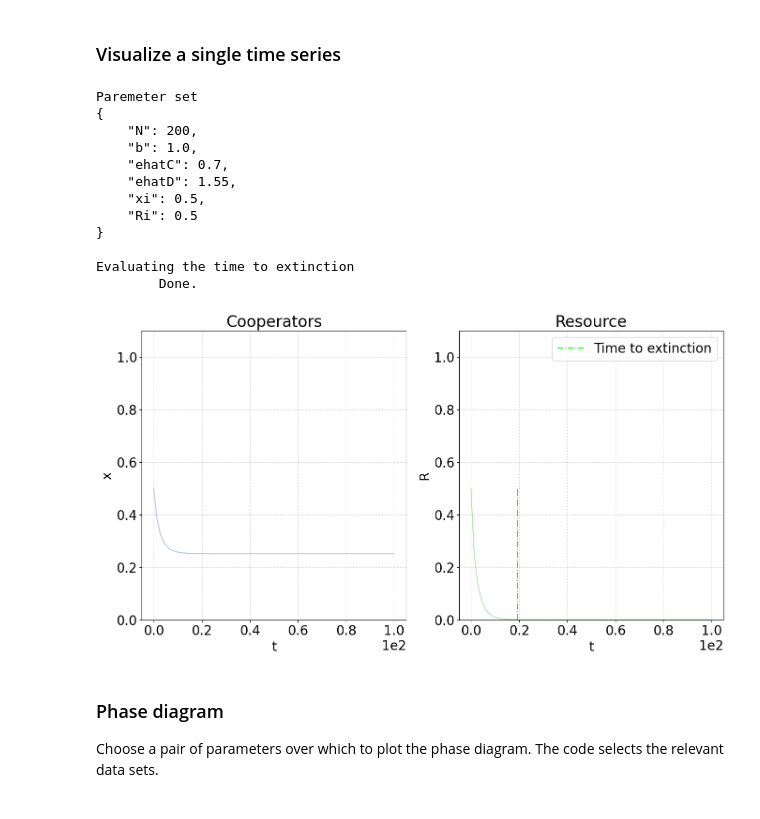
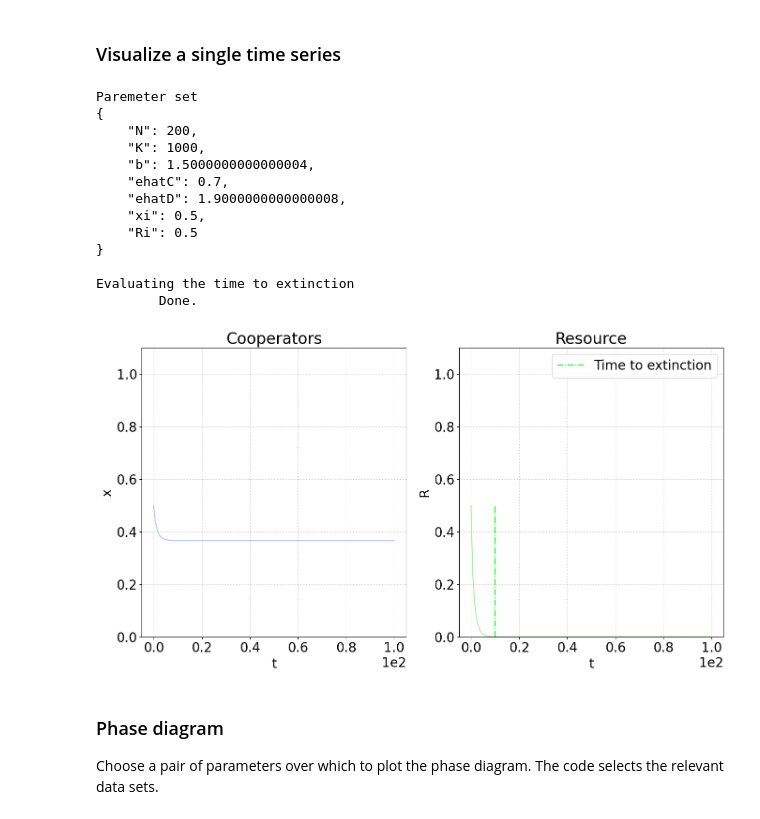
Before and after one commit to fabiomngzz/CPRSustainability, a Jupyter notebook: CPRSust_stochastic_dataAnalysis.ipynb, the cells around one changed output. Saved outputs shown, nothing was run; the diff lists cells and outputs as text; code cells hidden in the pictures.

```diff
--- a/CPRSust_stochastic_dataAnalysis.ipynb
+++ b/CPRSust_stochastic_dataAnalysis.ipynb
@@ -59,7 +74,7 @@ Done.
 ### Visualize a single time series
 # %%
 if runMF:
-    idxVis_MF = 0
+    idxVis_MF = 3
 
     paramsDictVis_MF =dataObj_MF[idxVis_MF][paramsLabel]
     print('Paremeter set')
@@ -95,36 +110,37 @@ if runMF:
             'ylabel' : 'R',
             'yLims' : [0,1.1]
         }
     ]
 
     fig_MF, ax_MF = plt.subplots(1,2,figsize=(16,8))
 
     for ax,plotObj in zip(ax_MF,plotsObj):
         ax.set_title(plotObj['name'])
         ax.plot(plotObj['x'],plotObj['y'],plotObj['color'], alpha=0.4)
         ax.ticklabel_format(style='sci', axis='x', scilimits=(0, 0))
         ax.set_xlabel(plotObj['xlabel'])
         ax.set_ylabel(plotObj['ylabel'])
         ax.set_ylim(plotObj['yLims'])
         ax.grid(which='both',linestyle=':',color='k',alpha=0.25)
     if tExt_MF:
         ax_MF[1].vlines(tExt_MF,0,paramsDictVis_MF['Ri'],colors='lime',linestyle='-.',label='Time to extinction')
         ax_MF[1].legend()
     plt.show()
 # %% [output]
 Paremeter set
 {
     "N": 200,
-    "b": 1.0,
+    "K": 1000,
+    "b": 1.5000000000000004,
     "ehatC": 0.7,
-    "ehatD": 1.55,
+    "ehatD": 1.9000000000000008,
     "xi": 0.5,
     "Ri": 0.5
 }
 
 Evaluating the time to extinction
         Done.
-[figure, old version]
+[figure, new version]
 # %% [markdown]
 ### Phase diagram
 
```
Also changed, not shown: parts of 17 cells of this notebook, 1 other file.
